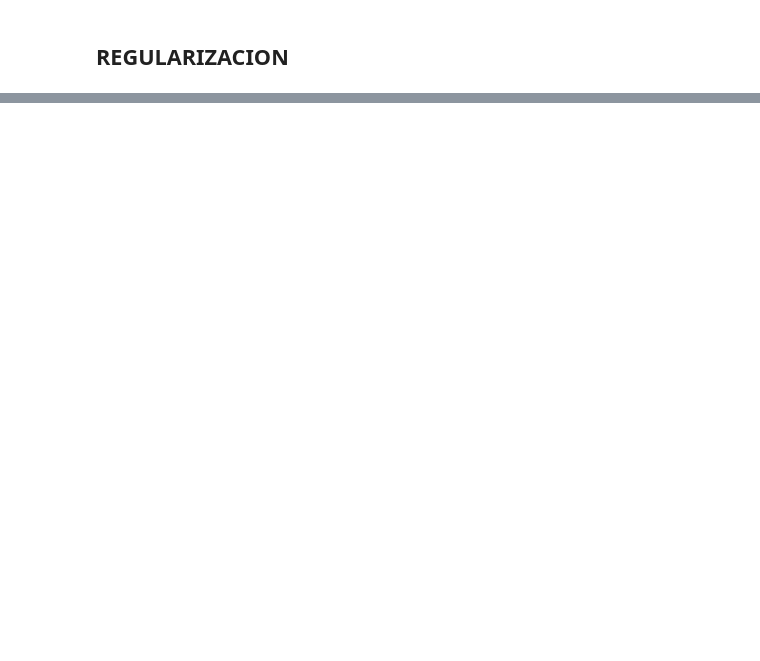
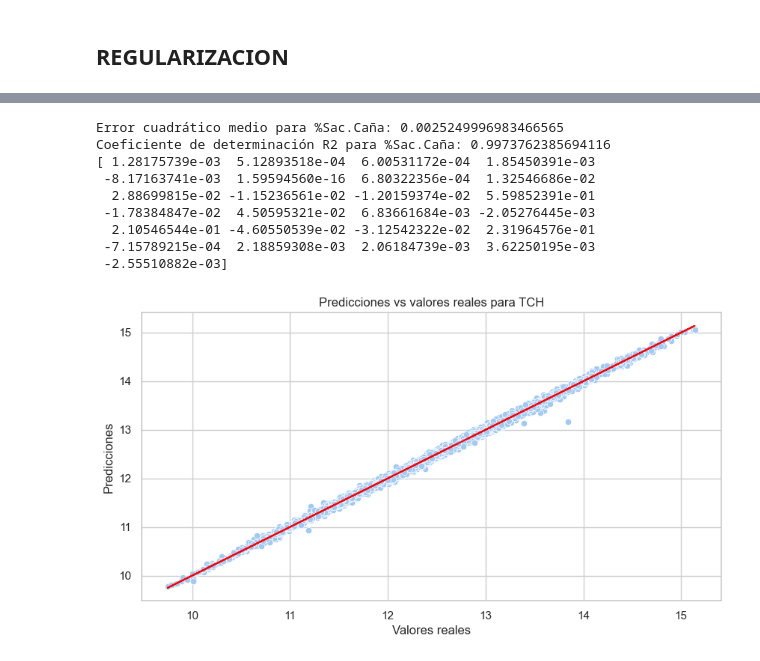
Before and after one commit to rchicangana/AprendizajeAutomaticoI, a Jupyter notebook: Parte1Regresion.ipynb, the cells around one changed output, grey strips where cells are left out. Cells and saved outputs as stored; diff of their text form; code cells hidden in the pictures; blank space fills up the shorter version.

```diff
--- a/Parte1Regresion.ipynb
+++ b/Parte1Regresion.ipynb
@@ -656,3 +703,33 @@ Coeficiente de determinación R2 para TCH: 0.9960973134153928
+# %%
+#Entrenamos el modelo de regresion lineal para %Sac.Caña
+model_sac = LinearRegression()
+model_sac.fit(X_train_sac, y_train_sac)
+y_pred_sac = model_sac.predict(X_test_sac)
+mse_sac = mean_squared_error(y_test_sac, y_pred_sac)
+r2_sac = r2_score(y_test_sac, y_pred_sac)
+print(f"Error cuadrático medio para %Sac.Caña: {mse_sac}")
+print(f"Coeficiente de determinación R2 para %Sac.Caña: {r2_sac}")
+#imprimimos los coeficientes de la regresion
+print(model_sac.coef_)
+#graficamos la recta de regresion
+plt.figure(figsize=(10, 5))
+sns.scatterplot(x=y_test_sac, y=y_pred_sac)
+plt.plot(y_test_sac, y_test_sac, color='red')
+plt.title("Predicciones vs valores reales para TCH")
+plt.xlabel("Valores reales")
+plt.ylabel("Predicciones")
+plt.show()
+# %% [output]
+Error cuadrático medio para %Sac.Caña: 0.0025249996983466565
+Coeficiente de determinación R2 para %Sac.Caña: 0.9973762385694116
+[ 1.28175739e-03  5.12893518e-04  6.00531172e-04  1.85450391e-03
+ -8.17163741e-03  1.59594560e-16  6.80322356e-04  1.32546686e-02
+  2.88699815e-02 -1.15236561e-02 -1.20159374e-02  5.59852391e-01
+ -1.78384847e-02  4.50595321e-02  6.83661684e-03 -2.05276445e-03
+  2.10546544e-01 -4.60550539e-02 -3.12542322e-02  2.31964576e-01
+ -7.15789215e-04  2.18859308e-03  2.06184739e-03  3.62250195e-03
+ -2.55510882e-03]
+[figure, added]
 # %%
 from sklearn.linear_model import SGDRegressor
 
```
Also changed, not shown: parts of 15 cells of this notebook.
